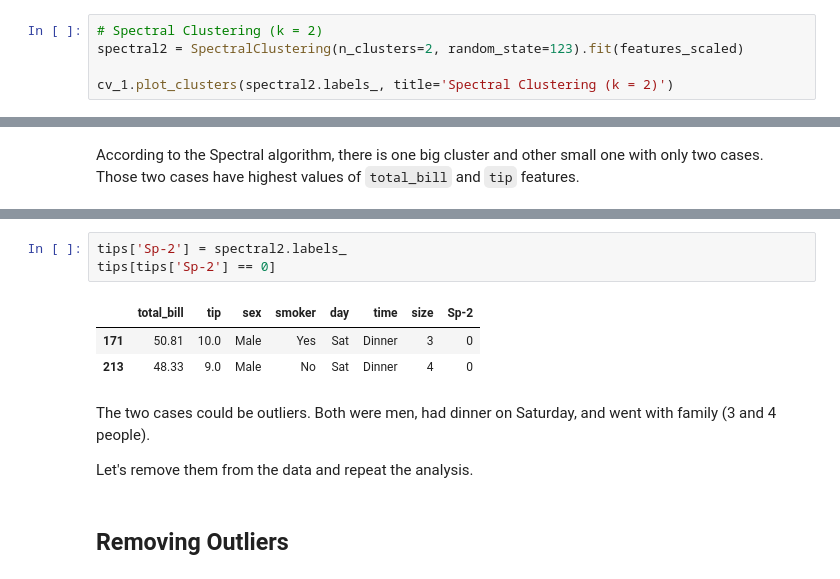
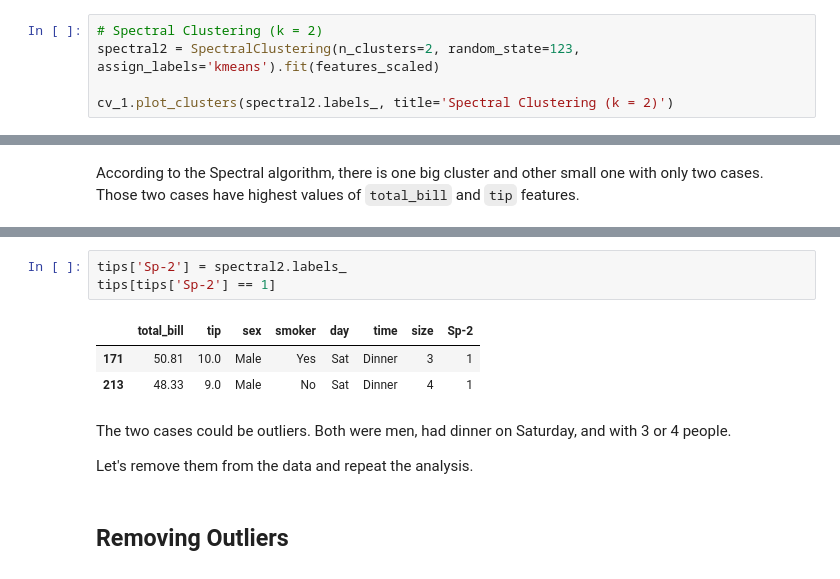
Before and after one commit to Goliath-Research/Machine-Learning, a Jupyter notebook: Clustering/8-Hands-On.ipynb, the cells around one changed output, grey strips where cells are left out. Saved outputs shown, nothing was run; the diff lists cells and outputs as text.

```diff
--- a/Clustering/8-Hands-On.ipynb
+++ b/Clustering/8-Hands-On.ipynb
@@ -99,6 +123,6 @@ cv_1.plot_clusters(kMeans3.labels_, title='k-means Clustering (k = 3)')
 ### Spectral Clustering
 # %%
 # Spectral Clustering (k = 2)
-spectral2 = SpectralClustering(n_clusters=2, random_state=123).fit(features_scaled)
+spectral2 = SpectralClustering(n_clusters=2, random_state=123, assign_labels='kmeans').fit(features_scaled)
 
 cv_1.plot_clusters(spectral2.labels_, title='Spectral Clustering (k = 2)')
@@ -187,12 +242,12 @@ fig_sp2.show()
 # %%
 tips['Sp-2'] = spectral2.labels_
-tips[tips['Sp-2'] == 0]
+tips[tips['Sp-2'] == 1]
 # %% [output]
 |  | total_bill | tip | sex | smoker | day | time | size | Sp-2 |
-| 171 | 50.81 | 10.0 | Male | Yes | Sat | Dinner | 3 | 0 |
-| 213 | 48.33 | 9.0 | Male | No | Sat | Dinner | 4 | 0 |
+| 171 | 50.81 | 10.0 | Male | Yes | Sat | Dinner | 3 | 1 |
+| 213 | 48.33 | 9.0 | Male | No | Sat | Dinner | 4 | 1 |
 # %% [markdown]
-The two cases could be outliers. Both were men, had dinner on Saturday, and went with family (3 and 4 people).
+The two cases could be outliers. Both were men, had dinner on Saturday, and with 3 or 4 people.
 
 Let's remove them from the data and repeat the analysis.
 # %% [markdown]
```
Also changed, not shown: parts of 47 cells of this notebook, 8 other files.
